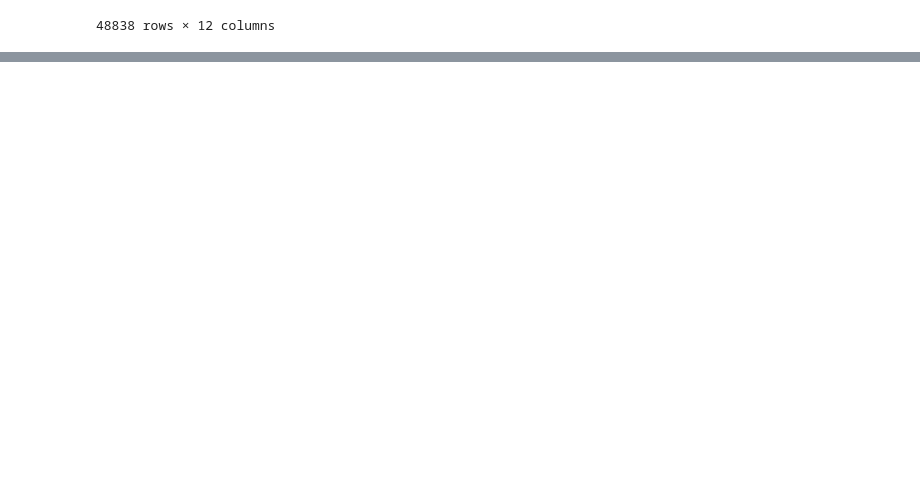
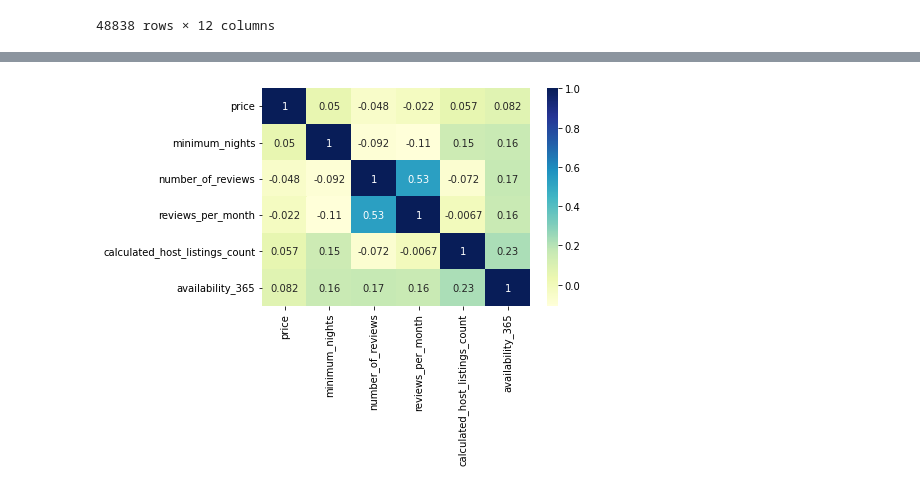
Before and after one commit to jobless09/airbnb_EDA_Project, a Jupyter notebook: Airbnb_Bookings_Analysis_Capstone_Project.ipynb, the cells around one changed output, grey strips where cells are left out. Cells and saved outputs as stored; diff of their text form; code cells hidden in the pictures; blank space fills up the shorter version.

```diff
--- a/Airbnb_Bookings_Analysis_Capstone_Project.ipynb
+++ b/Airbnb_Bookings_Analysis_Capstone_Project.ipynb
@@ -187,5 +199,6 @@ df['reviews_per_month'].fillna(value=mean_monthly_review,inplace=True)
 # %% [markdown]
 The only column remaining with Null values is last_month. we can replace the value with 0.
 # %%
-df.fillna(0)
+df.fillna(0, inplace=True)
+df.isnull().sum()
 # %% [output]
@@ -299,0 +339,6 @@ df.drop_duplicates()
+# %%
+
+data_plot= sns.heatmap(df.corr(), cmap="YlGnBu", annot=True)
+plt.show()
+# %% [output]
+[figure, added]
```
Also changed, not shown: parts of 17 cells of this notebook.
